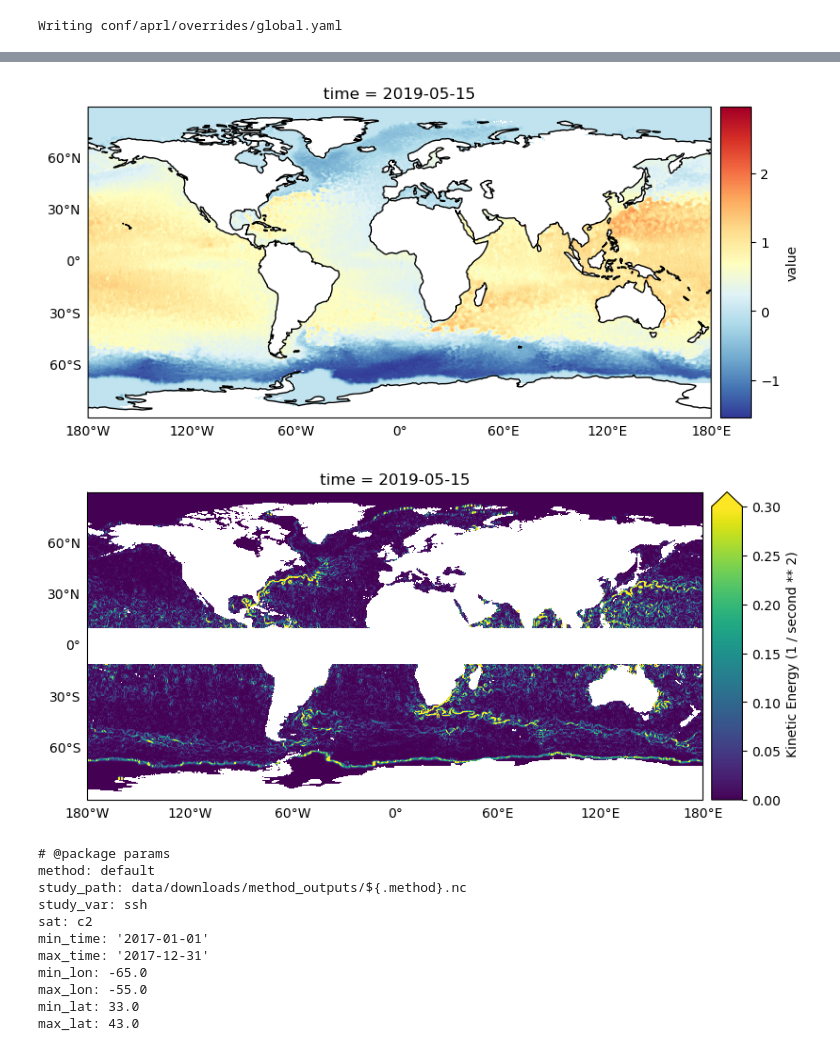
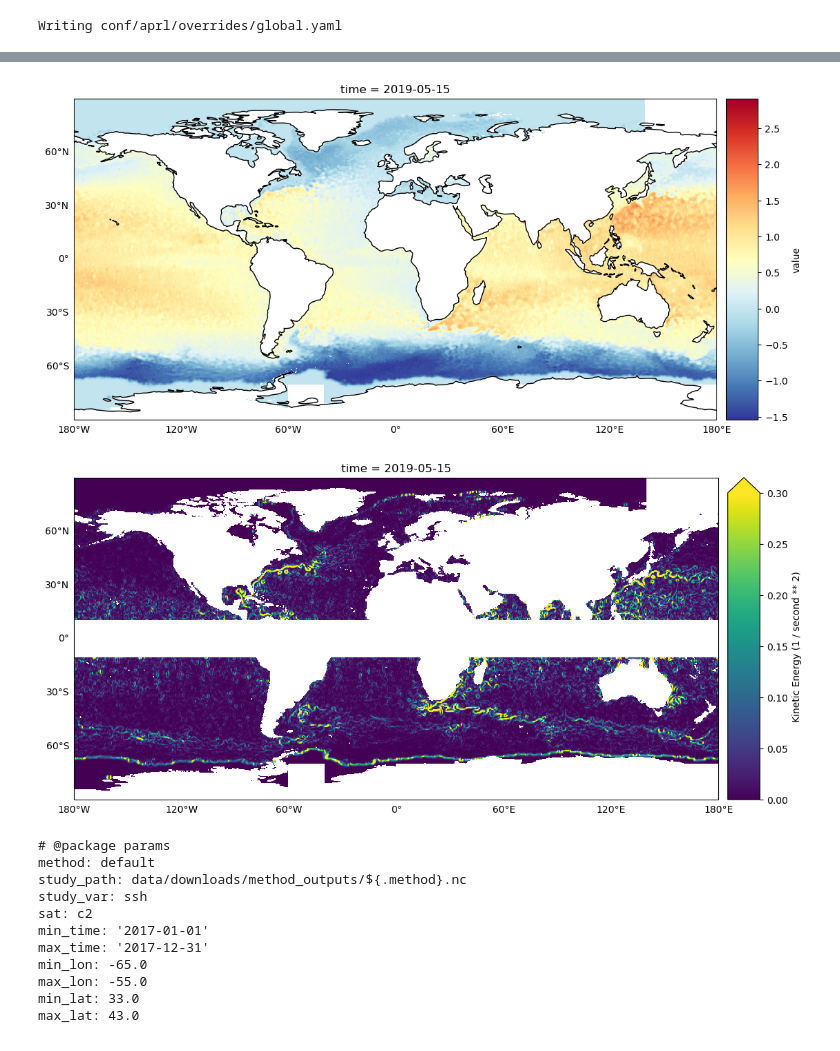
Before and after one commit to quentinf00/ocb-dc-ose-2021, a Jupyter notebook: _sources/ocb_dc_ose_2021_global.ipynb, the cells around one changed output, grey strips where cells are left out. Drawn from its saved outputs; the diff is of its cells as text; code cells hidden in the pictures.

```diff
--- a/_sources/ocb_dc_ose_2021_global.ipynb
+++ b/_sources/ocb_dc_ose_2021_global.ipynb
@@ -267,8 +268,8 @@ outgrid = oi(
         ),
     ),
     patcher_cls=partial(XRDAPatcher,
-        patches=dict(time=1, lat=80, lon=360),
-        strides=dict(time=1, lat=80, lon=360)
+        patches=dict(time=1, lat=80, lon=80),
+        strides=dict(time=1, lat=80, lon=80)
     ),
     obs=obs.load(),
     lt=pd.to_timedelta('7D'), lx=1., ly=1.,
@@ -291,34 +292,34 @@ hvfig = out_plot.hvplot(
     kind='quadmesh',
     geo=True,
     coastline=True,
-    width=700,
+    width=1000,
     cmap='RdYlBu_r'
 )
 bokfig = hvplot.render(hvfig, backend='matplotlib')
 bokfig
 # %% [output]
-[figure, old version]
+[figure, new version]
 # %%
 import ocn_tools._src.geoprocessing.geostrophic as geo
 import ocn_tools._src.geoprocessing.validation as val
 hvfig = (
     out_plot
     .where(np.abs(out_plot.lat)>10)
     .to_dataset(name='ssh')
     .pipe(val.validate_latlon)
     .pipe(geo.geostrophic_velocities)
     .pipe(geo.kinetic_energy)
 ).ke.hvplot(
     kind='quadmesh',
     geo=True,
-    width=700,
+    width=1000,
     cmap='viridis',
     clim=(0, 0.3)
 )
 bokfig = hvplot.render(hvfig, backend='matplotlib')
 bokfig
 # %% [output]
-[figure, old version]
+[figure, new version]
 # %%
 !ocb-dc_ose_2021-metrics --cfg job -p params
 # %% [output]
```
Also changed, not shown: parts of 8 cells of this notebook, 7 other files.
